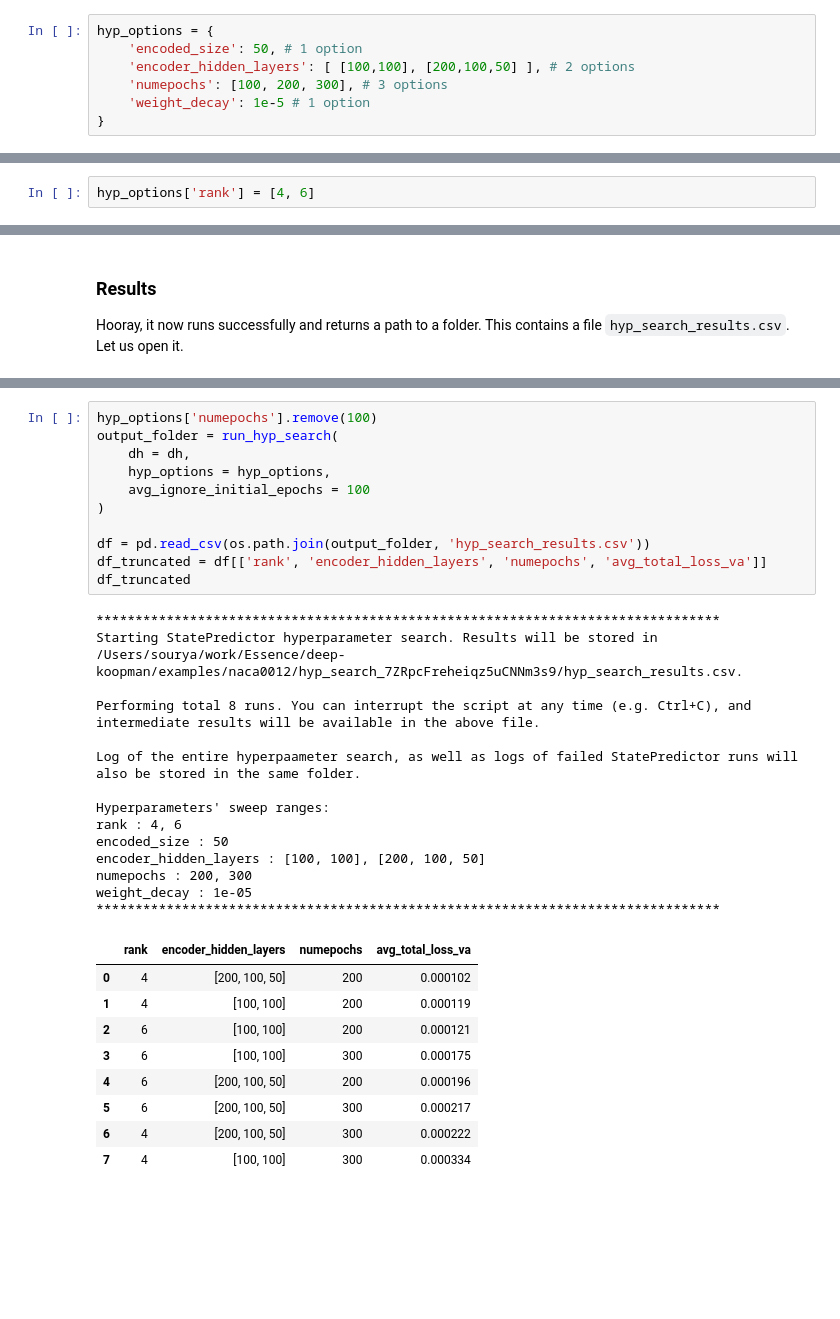
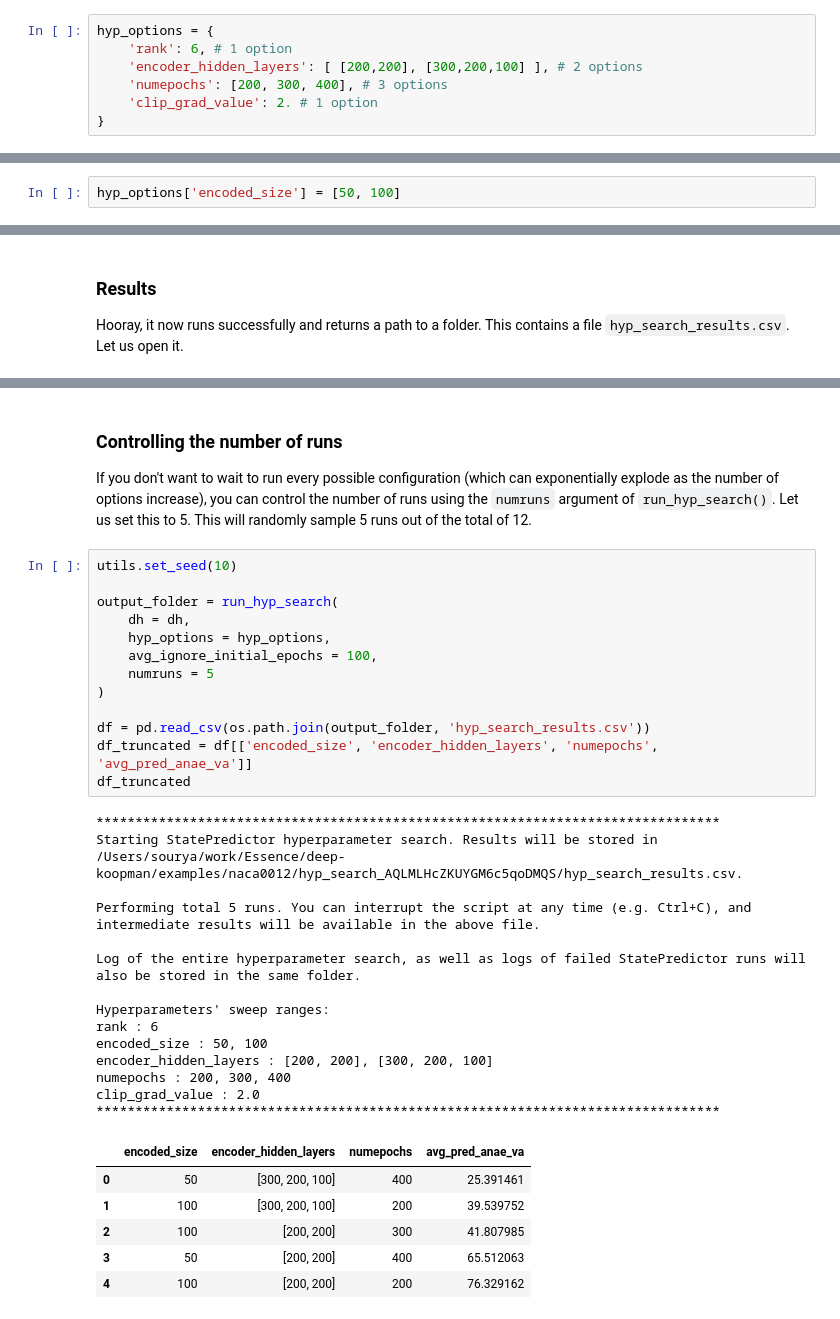
Before and after one commit to GaloisInc/dlkoopman, a Jupyter notebook: examples/naca0012/hyp_search.ipynb, the cells around one changed output, grey strips where cells are left out. Drawn from its saved outputs; the diff is of its cells as text; blank space fills up the shorter version.

```diff
--- a/examples/naca0012/hyp_search.ipynb
+++ b/examples/naca0012/hyp_search.ipynb
@@ -51,10 +57,10 @@ For more on the inputs, see the [documentation of `StatePredictor`](htps://TODO)
 Let us define some values to sweep over.
 # %%
 hyp_options = {
-    'encoded_size': 50, # 1 option
-    'encoder_hidden_layers': [ [100,100], [200,100,50] ], # 2 options
-    'numepochs': [100, 200, 300], # 3 options
-    'weight_decay': 1e-5 # 1 option
+    'rank': 6, # 1 option
+    'encoder_hidden_layers': [ [200,200], [300,200,100] ], # 2 options
+    'numepochs': [200, 300, 400], # 3 options
+    'clip_grad_value': 2. # 1 option
 }
 # %% [markdown]
 Options that are not provided will revert to defaults.
@@ -76,3 +82,3 @@ Uh oh, you got a `ValueError: 'rank' is a required argument to StatePredictor, s
-# %%
-hyp_options['rank'] = [4, 6]
+# %%
+hyp_options['encoded_size'] = [50, 100]
 # %% [markdown]
@@ -161,35 +210,37 @@ A few erratic initial epochs can skew the average statistics significantly. This
+# %% [markdown]
+### Controlling the number of runs
+If you don't want to wait to run every possible configuration (which can exponentially explode as the number of options increase), you can control the number of runs using the `numruns` argument of `run_hyp_search()`. Let us set this to 5. This will randomly sample 5 runs out of the total of 12.
 # %%
-hyp_options['numepochs'].remove(100)
+utils.set_seed(10)
+
 output_folder = run_hyp_search(
     dh = dh,
     hyp_options = hyp_options,
-    avg_ignore_initial_epochs = 100
+    avg_ignore_initial_epochs = 100,
+    numruns = 5
 )
 
 df = pd.read_csv(os.path.join(output_folder, 'hyp_search_results.csv'))
-df_truncated = df[['rank', 'encoder_hidden_layers', 'numepochs', 'avg_total_loss_va']]
+df_truncated = df[['encoded_size', 'encoder_hidden_layers', 'numepochs', 'avg_pred_anae_va']]
 df_truncated
 # %% [output]
 ********************************************************************************
-Starting StatePredictor hyperparameter search. Results will be stored in /Users/sourya/work/Essence/deep-koopman/examples/naca0012/hyp_search_7ZRpcFreheiqz5uCNNm3s9/hyp_search_results.csv.
+Starting StatePredictor hyperparameter search. Results will be stored in /Users/sourya/work/Essence/deep-koopman/examples/naca0012/hyp_search_AQLMLHcZKUYGM6c5qoDMQS/hyp_search_results.csv.
 
-Performing total 8 runs. You can interrupt the script at any time (e.g. Ctrl+C), and intermediate results will be available in the above file.
+Performing total 5 runs. You can interrupt the script at any time (e.g. Ctrl+C), and intermediate results will be available in the above file.
 
-Log of the entire hyperpaameter search, as well as logs of failed StatePredictor runs will also be stored in the same folder.
+Log of the entire hyperparameter search, as well as logs of failed StatePredictor runs will also be stored in the same folder.
 
 Hyperparameters' sweep ranges:
-rank : 4, 6
-encoded_size : 50
-encoder_hidden_layers : [100, 100], [200, 100, 50]
-numepochs : 200, 300
-weight_decay : 1e-05
+rank : 6
+encoded_size : 50, 100
+encoder_hidden_layers : [200, 200], [300, 200, 100]
+numepochs : 200, 300, 400
+clip_grad_value : 2.0
 ********************************************************************************
-|  | rank | encoder_hidden_layers | numepochs | avg_total_loss_va |
-| 0 | 4 | [200, 100, 50] | 200 | 0.000102 |
-| 1 | 4 | [100, 100] | 200 | 0.000119 |
-| 2 | 6 | [100, 100] | 200 | 0.000121 |
-| 3 | 6 | [100, 100] | 300 | 0.000175 |
-| 4 | 6 | [200, 100, 50] | 200 | 0.000196 |
-| 5 | 6 | [200, 100, 50] | 300 | 0.000217 |
-| 6 | 4 | [200, 100, 50] | 300 | 0.000222 |
-| 7 | 4 | [100, 100] | 300 | 0.000334 |
+|  | encoded_size | encoder_hidden_layers | numepochs | avg_pred_anae_va |
+| 0 | 50 | [300, 200, 100] | 400 | 25.391461 |
+| 1 | 100 | [300, 200, 100] | 200 | 39.539752 |
+| 2 | 100 | [200, 200] | 300 | 41.807985 |
+| 3 | 50 | [200, 200] | 400 | 65.512063 |
+| 4 | 100 | [200, 200] | 200 | 76.329162 |
```
Also changed, not shown: parts of 23 cells of this notebook, 13 other files.
